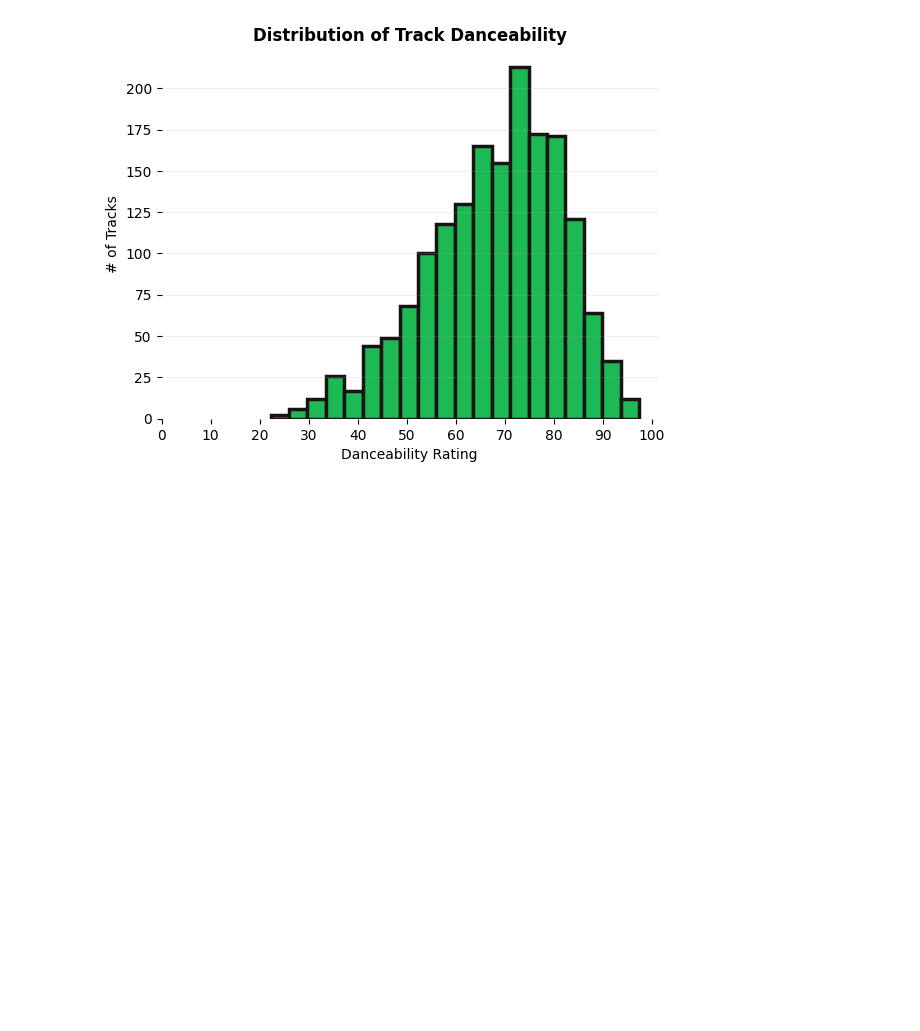
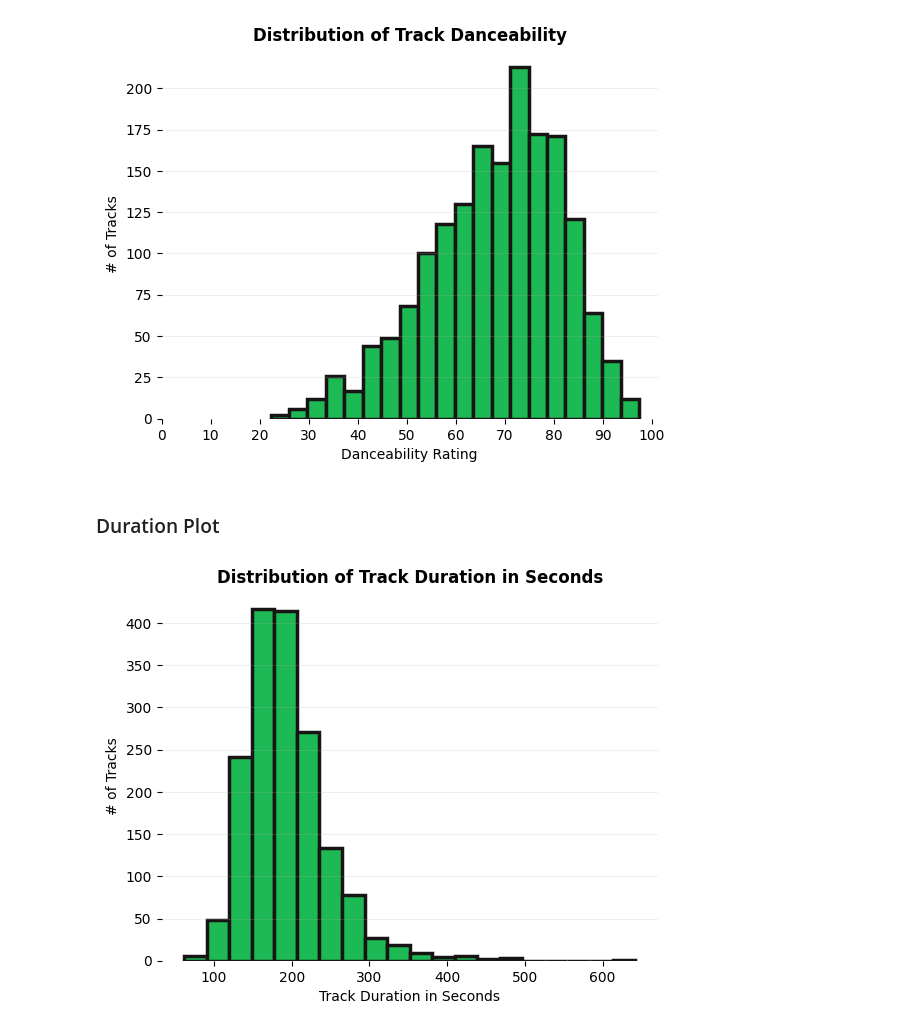
Before and after one commit to mattbolanos/spotify-market-popularity, a Jupyter notebook: src/proto/eda_visuals.ipynb, the cells around one changed output. Saved outputs shown, nothing was run; the diff lists cells and outputs as text; code cells hidden in the pictures; blank space fills up the shorter version.

Commit message:
duration plot

```diff
--- a/src/proto/eda_visuals.ipynb
+++ b/src/proto/eda_visuals.ipynb
@@ -38,3 +39,22 @@ plt.box(False)
 plt.show()
 # %% [output]
 [figure]
+# %% [markdown]
+### Duration Plot
+# %%
+plt.grid(axis="y", alpha=0.2)
+plt.hist(
+    distinct_tracks["duration_ms"] / 1000,
+    rwidth=1,
+    edgecolor=spotify_black,
+    bins=20,
+    color=spotify_green,
+    linewidth=2.5,
+)
+plt.xlabel("Track Duration in Seconds")
+plt.ylabel("# of Tracks")
+plt.title("Distribution of Track Duration in Seconds", fontweight="bold")
+plt.box(False)
+plt.show()
+# %% [output]
+[figure, added]
```
Also changed, not shown: parts of 2 cells of this notebook.
